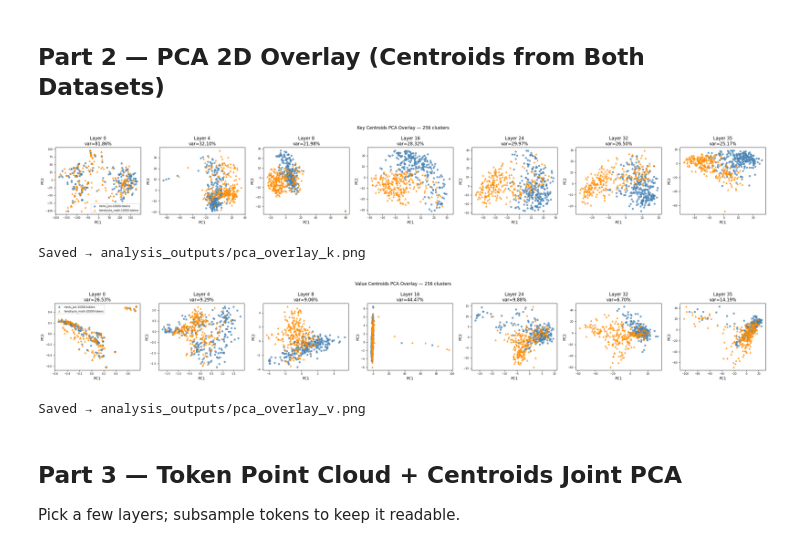
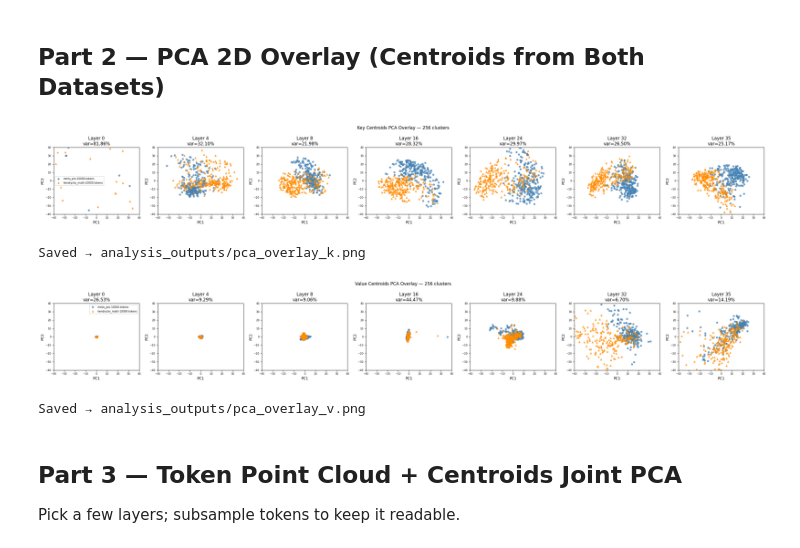
Before and after one commit to jindajia/sglang-fork, a Jupyter notebook: centroid_analysis.ipynb, the cells around one changed output. Drawn from its saved outputs; the diff is of its cells as text; code cells hidden in the pictures.

```diff
--- a/centroid_analysis.ipynb
+++ b/centroid_analysis.ipynb
@@ -89,16 +109,28 @@ V  mean=23.8166  std=28.1892  min=0.4768  max=114.3872
 # %%
-fig, axes = plt.subplots(1, 2, figsize=(14, 4))
 layers = np.arange(NUM_LAYERS)
+fig, axes = plt.subplots(2, 2, figsize=(14, 8))
 
-for ax, dist, kv_label in zip(axes, [dist_k, dist_v], ['Key', 'Value']):
+# Row 0: absolute distance
+for ax, dist, kv_label in zip(axes[0], [dist_k, dist_v], ['Key', 'Value']):
     ax.plot(layers, dist, marker='o', markersize=4, linewidth=1.5)
     ax.axhline(dist.mean(), linestyle='--', color='red', alpha=0.6, label=f'mean={dist.mean():.4f}')
     ax.set_xlabel('Layer')
-    ax.set_ylabel('Sym-NN Distance')
-    ax.set_title(f'{kv_label} Centroids: {DATASET_A} vs {DATASET_B}')
+    ax.set_ylabel('Sym-NN Distance (absolute L2)')
+    ax.set_title(f'{kv_label} — Absolute')
     ax.legend()
     ax.grid(True, alpha=0.3)
 
+# Row 1: relative distance
+for ax, dist, kv_label in zip(axes[1], [dist_k_rel, dist_v_rel], ['Key', 'Value']):
+    ax.plot(layers, dist, marker='o', markersize=4, linewidth=1.5, color='darkorange')
+    ax.axhline(dist.mean(), linestyle='--', color='red', alpha=0.6, label=f'mean={dist.mean():.4f}')
+    ax.set_xlabel('Layer')
+    ax.set_ylabel('Sym-NN Distance (relative L2)')
+    ax.set_title(f'{kv_label} — Relative (normalized by centroid norms)')
+    ax.legend()
+    ax.grid(True, alpha=0.3)
+
+fig.suptitle(f'Centroid Distance: {DATASET_A} vs {DATASET_B}', fontsize=13)
 plt.tight_layout()
 plt.savefig(OUT_DIR / 'layer_distance.png', dpi=150)
 plt.show()
@@ -109,39 +141,43 @@ Saved → analysis_outputs/layer_distance.png
 # %% [markdown]
 ## Part 2 — PCA 2D Overlay (Centroids from Both Datasets)
 # %%
+AXIS_LIM = 40
+
 for kv in ['k', 'v']:
     n_viz = len(VIZ_LAYERS)
     fig, axes = plt.subplots(1, n_viz, figsize=(4 * n_viz, 4))
     kv_label = 'Key' if kv == 'k' else 'Value'
 
     for ax, layer in zip(axes, VIZ_LAYERS):
-        ca = load_centroids(DATASET_A, layer, kv)  # [C, D]
+        ca = load_centroids(DATASET_A, layer, kv)
         cb = load_centroids(DATASET_B, layer, kv)
 
-        # Fit PCA on combined centroids
-        combined = np.concatenate([ca, cb], axis=0)  # [2C, D]
+        combined = np.concatenate([ca, cb], axis=0)
         pca = PCA(n_components=2)
-        proj = pca.fit_transform(combined)           # [2C, 2]
+        proj = pca.fit_transform(combined)
         pa, pb = proj[:N_CLUSTERS], proj[N_CLUSTERS:]
 
         ax.scatter(pa[:, 0], pa[:, 1], s=20, alpha=0.7, label=DATASET_A, color='steelblue')
         ax.scatter(pb[:, 0], pb[:, 1], s=20, alpha=0.7, label=DATASET_B, color='darkorange', marker='^')
+        ax.set_xlim(-AXIS_LIM, AXIS_LIM)
+        ax.set_ylim(-AXIS_LIM, AXIS_LIM)
         ax.set_title(f'Layer {layer}\nvar={pca.explained_variance_ratio_[:2].sum():.2%}')
-        ax.set_xlabel('PC1'); ax.set_ylabel('PC2')
+        ax.set_xlabel('PC1')
+        ax.set_ylabel('PC2')
         ax.tick_params(labelsize=7)
         if layer == VIZ_LAYERS[0]:
             ax.legend(fontsize=7)
 
     fig.suptitle(f'{kv_label} Centroids PCA Overlay — {N_CLUSTERS} clusters', fontsize=12)
     plt.tight_layout()
     out_path = OUT_DIR / f'pca_overlay_{kv}.png'
     plt.savefig(out_path, dpi=150)
     plt.show()
     print(f'Saved → {out_path}')
 # %% [output]
-[figure, old version]
+[figure, new version]
 Saved → analysis_outputs/pca_overlay_k.png
-[figure, old version]
+[figure, new version]
 Saved → analysis_outputs/pca_overlay_v.png
 # %% [markdown]
 ## Part 3 — Token Point Cloud + Centroids Joint PCA
```
Also changed, not shown: parts of 2 cells of this notebook, 1 other file.
